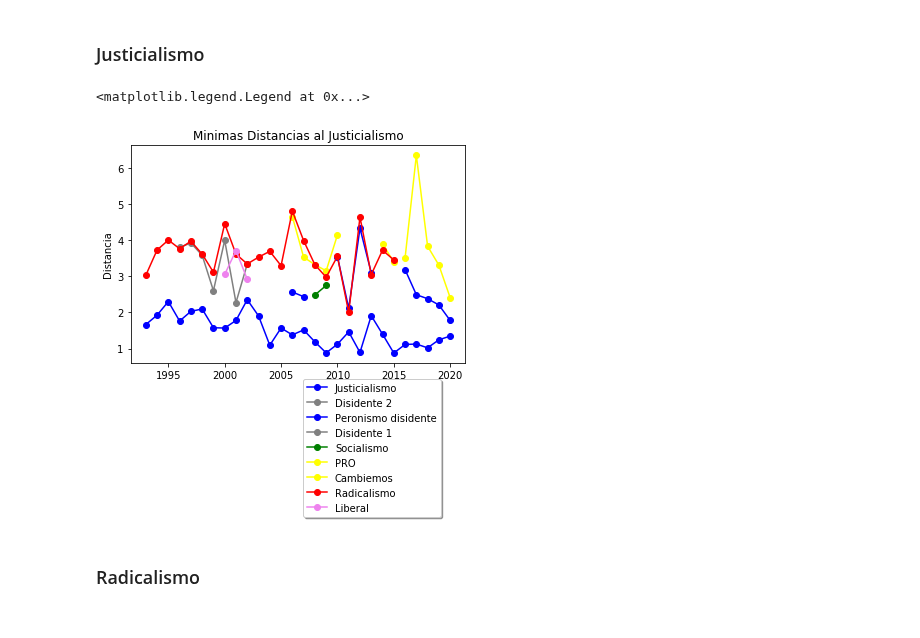
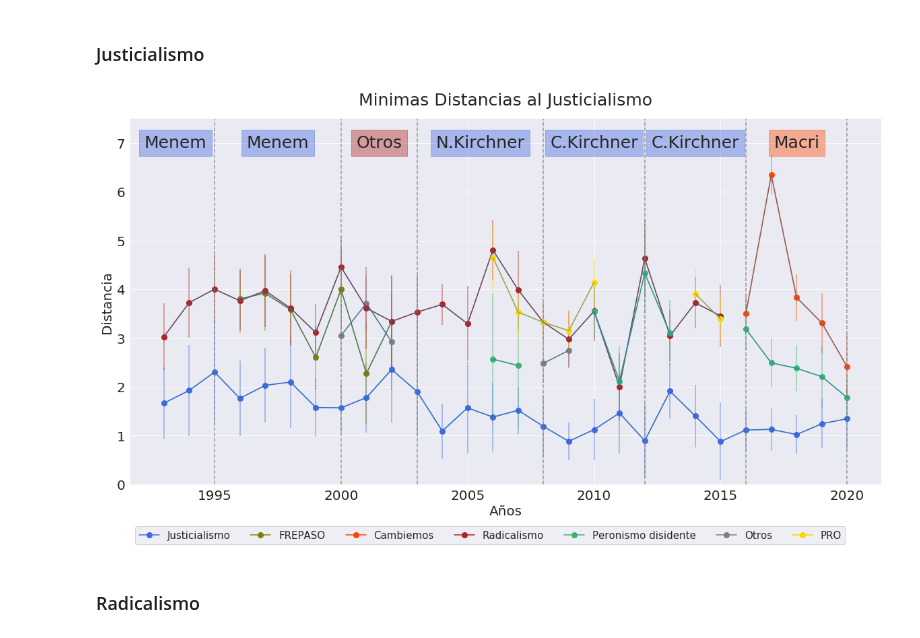
Before and after one commit to LunaKadysz/Redes, a Jupyter notebook: TP_Final/TheCongress/plot_metrics.ipynb, the cells around one changed output. Saved outputs shown, nothing was run; the diff lists cells and outputs as text; code cells hidden in the pictures.

```diff
--- a/TP_Final/TheCongress/plot_metrics.ipynb
+++ b/TP_Final/TheCongress/plot_metrics.ipynb
@@ -63,6 +156,7 @@ for y in metrics.keys():
     all_ideologies = list(set(all_ideologies + [ideology for ideology in justicialismo_paths.keys()]))
 
 paths_j = {k: [] for k in all_ideologies}
+std_j = {k: [] for k in all_ideologies}
 
 import numpy as np
 
@@ -71,5 +165,7 @@ for y in metrics.keys():
     for ideology in all_ideologies:
         if ideology in list(justicialismo_paths.keys()):
             paths_j[ideology].append(justicialismo_paths[ideology][0])
+            std_j[ideology].append(justicialismo_paths[ideology][1])
         else:
             paths_j[ideology].append(np.nan)
+            std_j[ideology].append(np.nan)
@@ -79,14 +172,65 @@ dict_colores = {k: colores[i] for i,k in enumerate(all_ideologies)}
-# %%
-import funciones as f
-
-for i,ideology in enumerate(all_ideologies):
-    plt.plot(list(metrics.keys()),paths_j[ideology],'-o',color=dict_colores[ideology], label= f'{ideology}')
-plt.title('Minimas Distancias al Justicialismo')
-plt.ylabel('Distancia')
-plt.legend(loc='upper left', bbox_to_anchor=(0.5, -0.05),
-          fancybox=True, shadow=True)
-# %% [output]
-<matplotlib.legend.Legend at 0x...>
-[figure, removed]
+# %%
+colores = ['royalblue','olive','orangered','grey','firebrick','mediumseagreen','grey','grey','gold']
+dict_colores = {k: colores[i] for i,k in enumerate(all_ideologies)}
+mandatos_j = [1995, 2000, 2003, 2008, 2012, 2016, 2020]
+presis = ['Menem', 'Otros', 'N.Kirchner', 'C.Kirchner', 'C.Kirchner', 'Macri', 'A. Fernandez' ]
+colores = ['royalblue', 'firebrick', 'royalblue', 'royalblue', 'royalblue', 'orangered' ]
+# %%
+import funciones as f
+
+
+plt.figure(figsize=(20,10))
+plt.ylim(0, 7.5)
+for i,ideology in enumerate(all_ideologies):
+    if ideology == 'Disidente 1':
+        label = 'FREPASO'
+        plt.plot(list(metrics.keys()),paths_j[ideology],'-o',color=dict_colores[ideology], label= f'{label}', ms = 8 )
+        plt.errorbar(list(metrics.keys()),paths_j[ideology], yerr = std_j[ideology], alpha = 0.5, ecolor=dict_colores[ideology])
+        continue
+    if ideology == 'Socialismo':
+        plt.plot(list(metrics.keys()),paths_j[ideology],'-o',color=dict_colores[ideology], label= 'Otros', ms = 8 )
+        plt.errorbar(list(metrics.keys()),paths_j[ideology], yerr = std_j[ideology], alpha = 0.5, ecolor=dict_colores[ideology])
+        continue
+    if ideology == 'Liberal':
+        plt.plot(list(metrics.keys()),paths_j[ideology],'-o',color=dict_colores[ideology], ms = 8 )
+        plt.errorbar(list(metrics.keys()),paths_j[ideology], yerr = std_j[ideology], alpha = 0.5, ecolor=dict_colores[ideology])
+        continue
+    if ideology == 'Disidente 2':
+        plt.plot(list(metrics.keys()),paths_j[ideology],'-o',color=dict_colores[ideology], ms = 8 )
+        plt.errorbar(list(metrics.keys()),paths_j[ideology], yerr = std_j[ideology], alpha = 0.5, ecolor=dict_colores[ideology])
+        continue
+    else:
+        plt.plot(list(metrics.keys()),paths_j[ideology],'-o',color=dict_colores[ideology], label= f'{ideology}', ms = 8 )
+        plt.errorbar(list(metrics.keys()),paths_j[ideology], yerr = std_j[ideology], alpha = 0.5, ecolor=dict_colores[ideology])
+
+
+for i,y in enumerate(mandatos_j):
+    plt.axvline(y, ls = '--', c='grey', alpha = 0.8)
+    if not y == 2020:
+        plt.text((mandatos[i + 1] + mandatos[i]) / 2 , 7, f"{presis[i]}", size=25,
+                 ha="center", va="center",
+                 bbox=dict(boxstyle="square",
+                           ec=colores[i],
+                           fc= colores[i],
+                           alpha = 0.4
+                           )
+                 )
+
+plt.text(1993 + 0.45, 7, 'Menem', size=25,
+                 ha="center", va="center",
+                 bbox=dict(boxstyle="square",
+                           ec= 'royalblue',
+                           fc= 'royalblue',
+                           alpha = 0.4
+                           )
+                 )
+plt.title('Minimas Distancias al Justicialismo', fontsize = 25, pad = 20 )
+plt.ylabel('Distancia', fontsize = 20 )
+plt.xlabel('Años', fontsize = 20)
+plt.legend(loc='upper left', bbox_to_anchor=(0, -0.1),
+          fancybox=True, ncol = 7, fontsize = 15)
+plt.savefig('../figs/metrics/dist_justicialismo.png')
+# %% [output]
+[figure, added]
 # %% [markdown]
 ### Radicalismo
```
Also changed, not shown: parts of 18 cells of this notebook.
